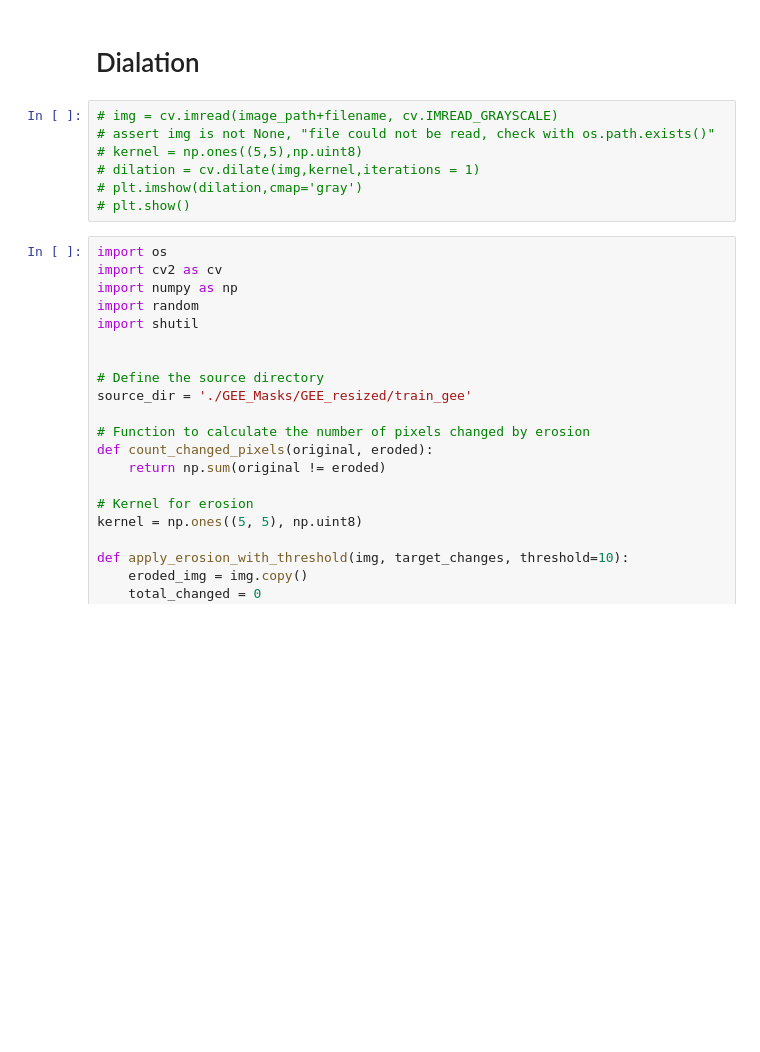
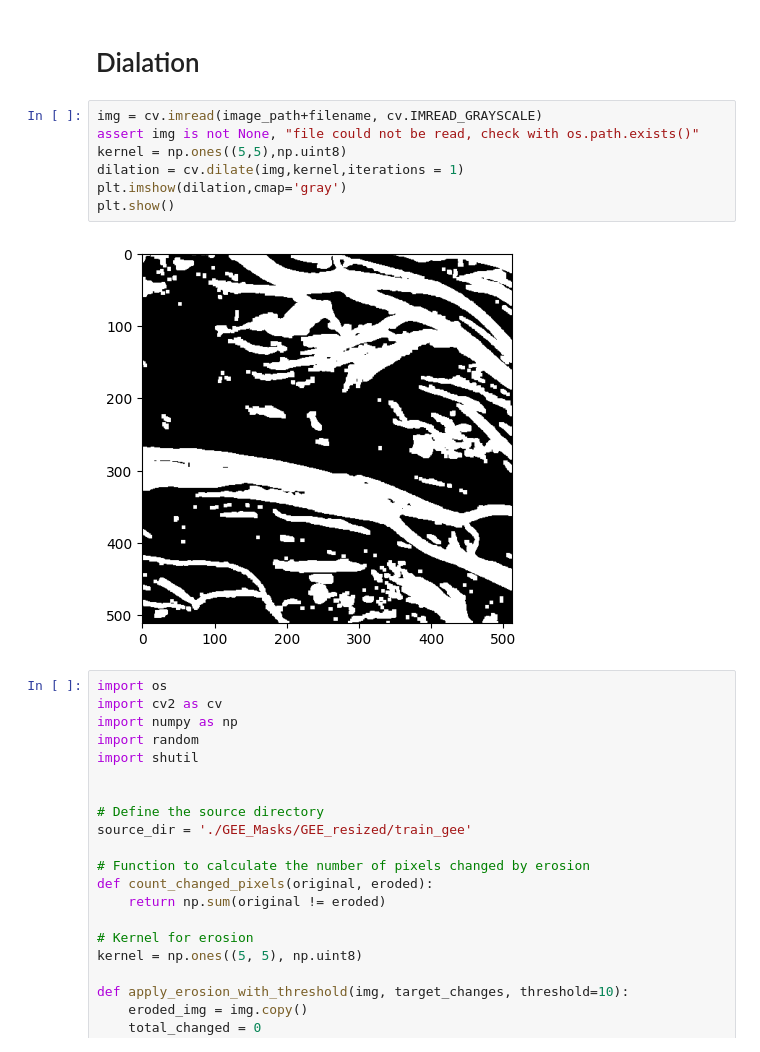
Before and after one commit to GVCL/IWSeg-SAR-Poison, a Jupyter notebook: Morphological.ipynb, the cells around one changed output. Cells and saved outputs as stored; diff of their text form; blank space fills up the shorter version.

```diff
--- a/Morphological.ipynb
+++ b/Morphological.ipynb
@@ -30,12 +32,14 @@ ModuleNotFoundError: No module named 'cv2'
 # %% [markdown]
 # Dialation
 # %%
-# img = cv.imread(image_path+filename, cv.IMREAD_GRAYSCALE)
-# assert img is not None, "file could not be read, check with os.path.exists()"
-# kernel = np.ones((5,5),np.uint8)
-# dilation = cv.dilate(img,kernel,iterations = 1)
-# plt.imshow(dilation,cmap='gray')
-# plt.show()
+img = cv.imread(image_path+filename, cv.IMREAD_GRAYSCALE)
+assert img is not None, "file could not be read, check with os.path.exists()"
+kernel = np.ones((5,5),np.uint8)
+dilation = cv.dilate(img,kernel,iterations = 1)
+plt.imshow(dilation,cmap='gray')
+plt.show()
+# %% [output]
+[figure, added]
 # %%
 import os
 import cv2 as cv
```
Also changed, not shown: parts of 4 cells of this notebook, 2 other files.
